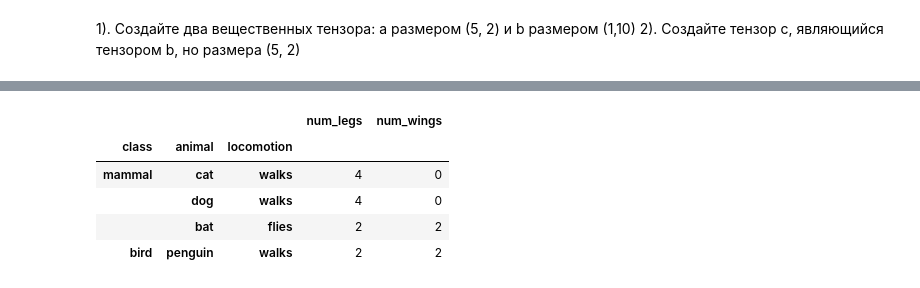
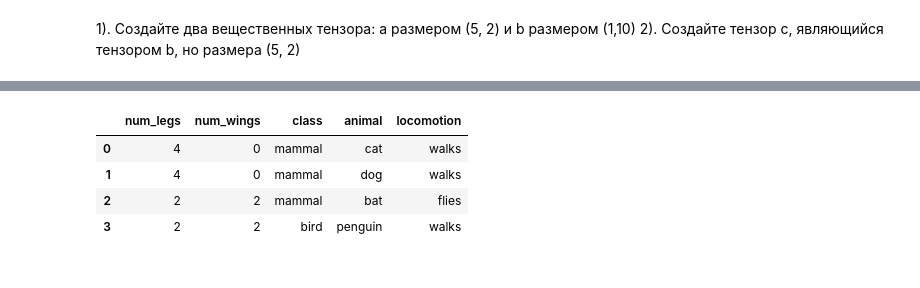
Before and after one commit to Andrydry/test, a Jupyter notebook: My.ipynb, the cells around one changed output, grey strips where cells are left out. Drawn from its saved outputs; the diff is of its cells as text; code cells hidden in the pictures.

```diff
--- a/My.ipynb
+++ b/My.ipynb
@@ -114,19 +146,15 @@ print(c)
 # %%
-import numpy as np
-import pandas as pd
-# Замечательные данные для упражнений
+# fine dataset...  match more better, then 'Titanic'
 d = {'num_legs': [4, 4, 2, 2],
      'num_wings': [0, 0, 2, 2],
      'class': ['mammal', 'mammal', 'mammal', 'bird'],
      'animal': ['cat', 'dog', 'bat', 'penguin'],
-     'locomotion': ['walks', 'walks', 'flies', 'walks']}
+     'locomotion': ['walks','walks','flies','walks']}
 df = pd.DataFrame(data=d)
-df = df.set_index(['class', 'animal', 'locomotion'])
 df
 # %% [output]
-|  |  |  | num_legs | num_wings |
-| class | animal | locomotion |  |  |
-| mammal | cat | walks | 4 | 0 |
-|  | dog | walks | 4 | 0 |
-|  | bat | flies | 2 | 2 |
-| bird | penguin | walks | 2 | 2 |
+|  | num_legs | num_wings | class | animal | locomotion |
+| 0 | 4 | 0 | mammal | cat | walks |
+| 1 | 4 | 0 | mammal | dog | walks |
+| 2 | 2 | 2 | mammal | bat | flies |
+| 3 | 2 | 2 | bird | penguin | walks |
```
Also changed, not shown: parts of 36 cells of this notebook.
